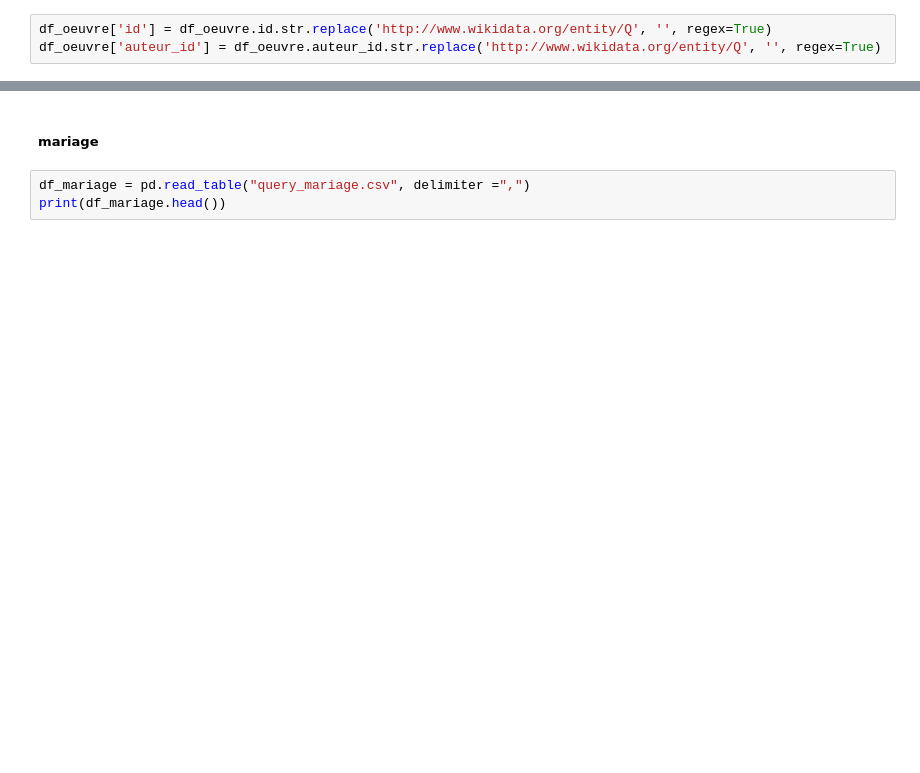
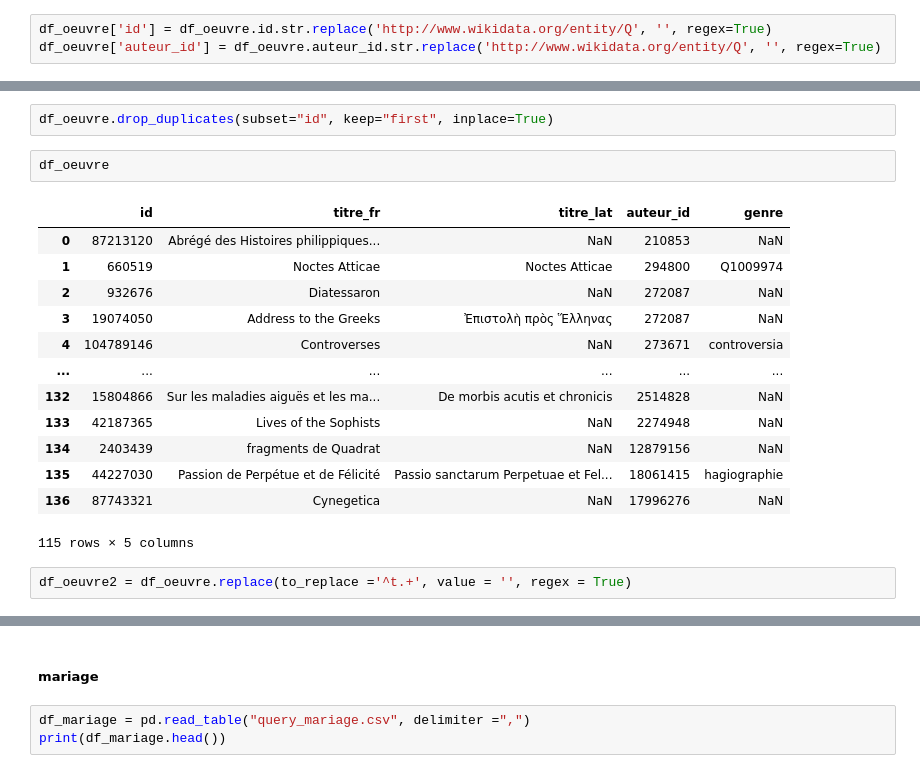
Before and after one commit to phil3in/ProjetSPQR, a Jupyter notebook: TestBDD.ipynb, the cells around one changed output, grey strips where cells are left out. Drawn from its saved outputs; the diff is of its cells as text; blank space fills up the shorter version.

```diff
--- a/TestBDD.ipynb
+++ b/TestBDD.ipynb
@@ -204,0 +427,20 @@ print(df_oeuvre.head())
+# %%
+df_oeuvre.drop_duplicates(subset="id", keep="first", inplace=True)
+# %%
+df_oeuvre
+# %% [output]
+|  | id | titre_fr | titre_lat | auteur_id | genre |
+| 0 | 87213120 | Abrégé des Histoires philippiques... | NaN | 210853 | NaN |
+| 1 | 660519 | Noctes Atticae | Noctes Atticae | 294800 | Q1009974 |
+| 2 | 932676 | Diatessaron | NaN | 272087 | NaN |
+| 3 | 19074050 | Address to the Greeks | Ἐπιστολὴ πρὸς Ἕλληνας | 272087 | NaN |
+| 4 | 104789146 | Controverses | NaN | 273671 | controversia |
+| ... | ... | ... | ... | ... | ... |
+| 132 | 15804866 | Sur les maladies aiguës et les ma... | De morbis acutis et chronicis | 2514828 | NaN |
+| 133 | 42187365 | Lives of the Sophists | NaN | 2274948 | NaN |
+| 134 | 2403439 | fragments de Quadrat | NaN | 12879156 | NaN |
+| 135 | 44227030 | Passion de Perpétue et de Félicité | Passio sanctarum Perpetuae et Fel... | 18061415 | hagiographie |
+| 136 | 87743321 | Cynegetica | NaN | 17996276 | NaN |
+115 rows × 5 columns
+# %%
+df_oeuvre2 = df_oeuvre.replace(to_replace ='^t.+', value = '', regex = True)
```
Also changed, not shown: parts of 39 cells of this notebook, 1 other file.
